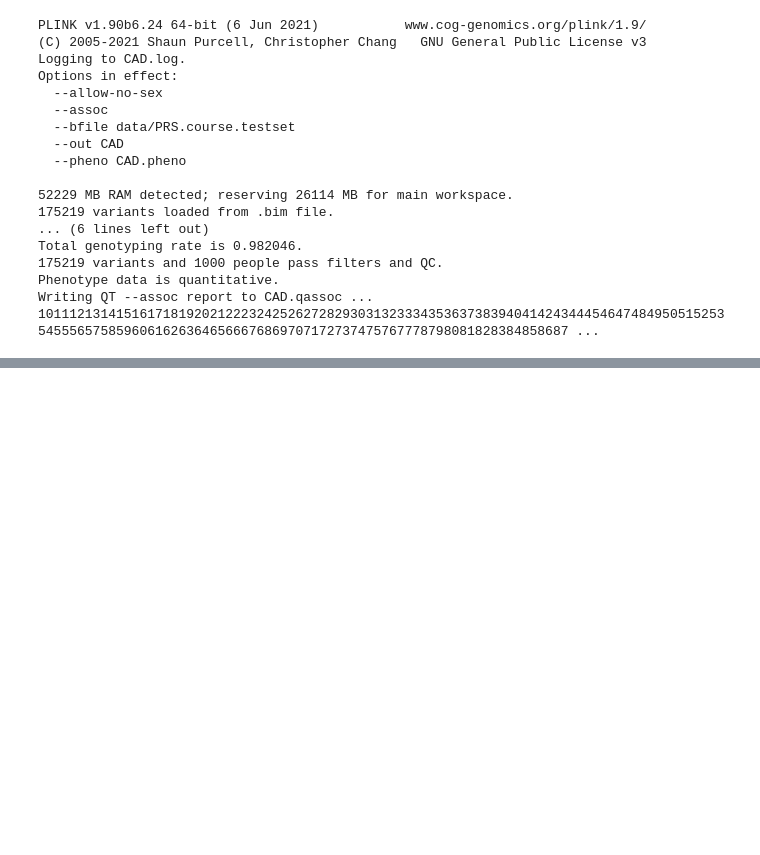
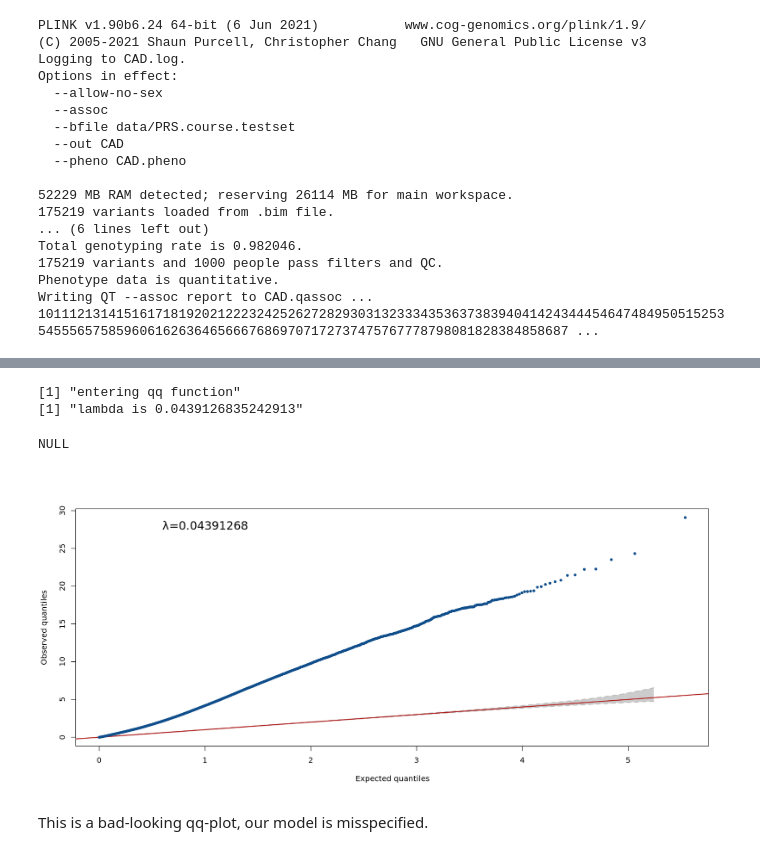
Before and after one commit to hmgu-itg/mybinder-TUM, a Jupyter notebook: Gagneur_PRS_Rversion.ipynb, the cells around one changed output, grey strips where cells are left out. Cells and saved outputs as stored; diff of their text form; code cells hidden in the pictures; blank space fills up the shorter version.

```diff
--- a/Gagneur_PRS_Rversion.ipynb
+++ b/Gagneur_PRS_Rversion.ipynb
@@ -425,0 +418,11 @@ ERROR: Error: 'fastqq' is not an exported object from 'namespace:manqq'
+# %%
+outcad=fread("CAD.qassoc")
+outcad=outcad[!is.na(outcad$P)]
+fastqq(outcad$P)
+# %% [output]
+[1] "entering qq function"
+[1] "lambda is 0.0439126835242913"
+NULL
+[figure, added]
+# %% [markdown]
+This is a bad-looking qq-plot, our model is misspecified.
```
Also changed, not shown: parts of 12 cells of this notebook, 1 other file.
